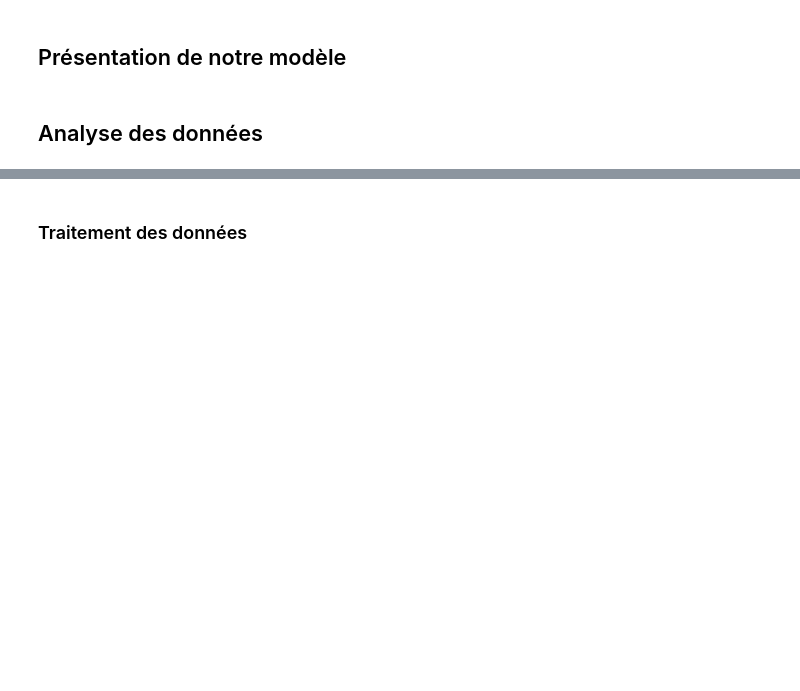
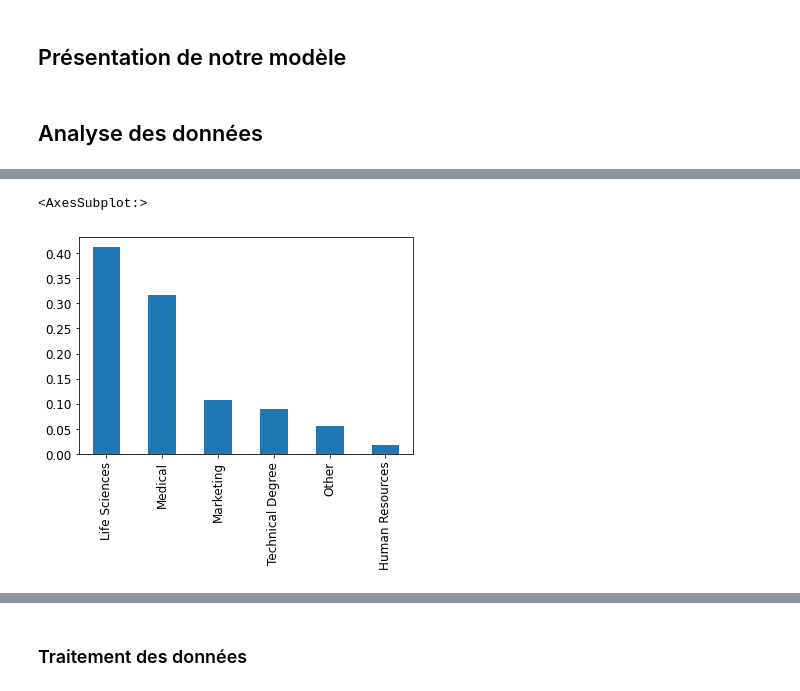
Before and after one commit to atarte/artificial_intelligence, a Jupyter notebook: Presentation.ipynb, the cells around one changed output, grey strips where cells are left out. Cells and saved outputs as stored; diff of their text form; code cells hidden in the pictures; blank space fills up the shorter version.

```diff
--- a/Presentation.ipynb
+++ b/Presentation.ipynb
@@ -12,0 +43,5 @@ Groupe 5: Catarina Silva Roriz, Yusong Zhang, Valentin Malhas, Antoine Tarte
+# %%
+general.EducationField.value_counts(normalize=True).plot(kind='bar')
+# %% [output]
+<AxesSubplot:>
+[figure, added]
```
Also changed, not shown: parts of 6 cells of this notebook.
